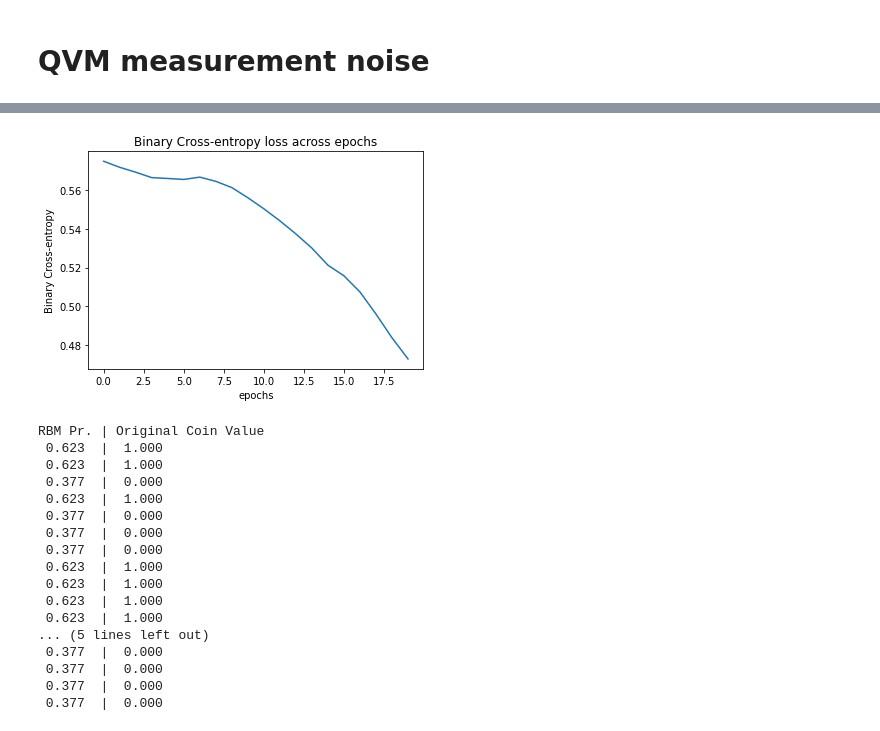
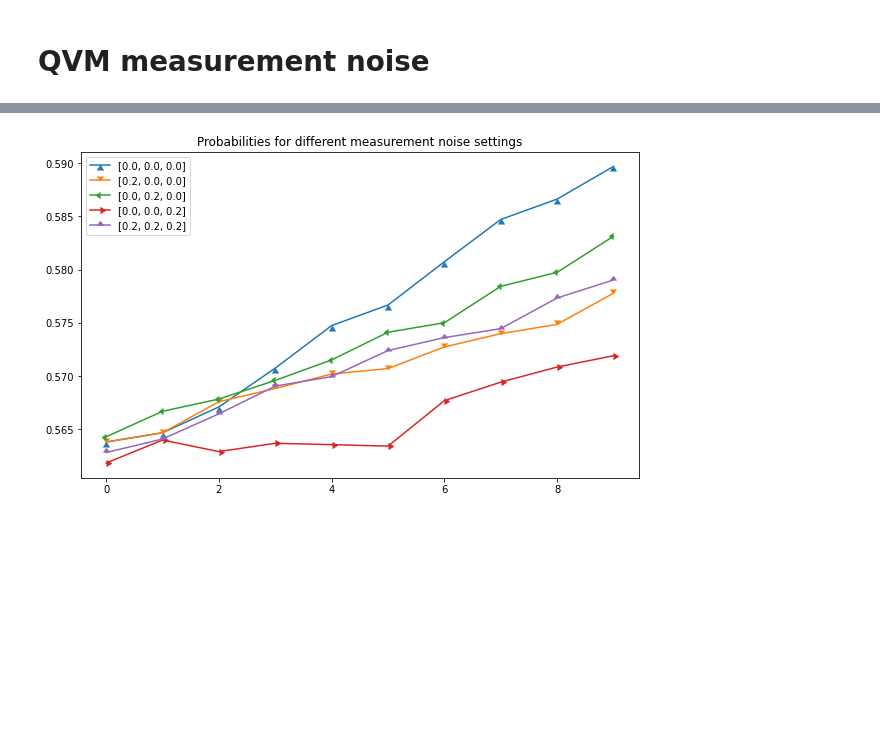
Before and after one commit to prabh27/Quantum-Boltzmann-Machines, a Jupyter notebook: Analysis_noise.ipynb, the cells around one changed output, grey strips where cells are left out. Saved outputs shown, nothing was run; the diff lists cells and outputs as text; code cells hidden in the pictures; blank space fills up the shorter version.

```diff
--- a/Analysis_noise.ipynb
+++ b/Analysis_noise.ipynb
@@ -345,24 +143,16 @@ model, log_loss_list = train(num_epochs=20,
-# %%
-plot_loss(log_loss_list)
-# %% [output]
-[figure, removed]
-# %%
-show_probs(model)
-# %% [output]
-RBM Pr. | Original Coin Value
- 0.623  |  1.000
- 0.623  |  1.000
- 0.377  |  0.000
- 0.623  |  1.000
- 0.377  |  0.000
- 0.377  |  0.000
- 0.377  |  0.000
- 0.623  |  1.000
- 0.623  |  1.000
- 0.623  |  1.000
- 0.623  |  1.000
-... (5 lines left out)
- 0.377  |  0.000
- 0.377  |  0.000
- 0.377  |  0.000
- 0.377  |  0.000
+# %%
+measurement_noise_probs_list = [[0.0, 0.0, 0.0],
+                         [0.2, 0.0, 0.0],
+                        [0.0, 0.2, 0.0],
+                        [0.0, 0.0, 0.2],
+                        [0.2, 0.2, 0.2],]
+# %%
+%%capture
+meas_prob_list, meas_model_list = evaluate_noise(num_epochs,
+                                       n_quantum_measurements,
+                                       measurement_noise_probs_list,
+                                      noise_type='meas')
+# %%
+plot_prob_lists(meas_prob_list, measurement_noise_probs_list, noise_type='measurement')
+# %% [output]
+[figure, added]
```
Also changed, not shown: parts of 46 cells of this notebook, 1 other file.
